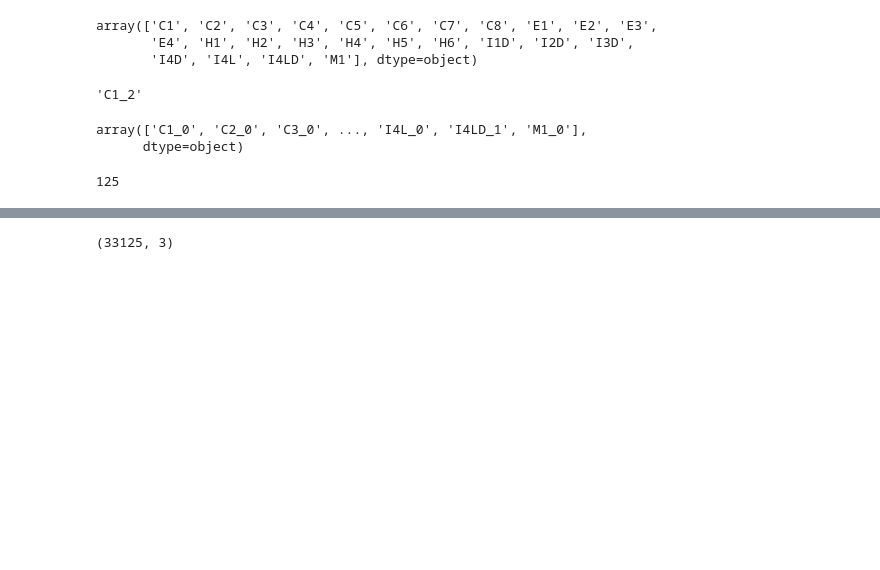
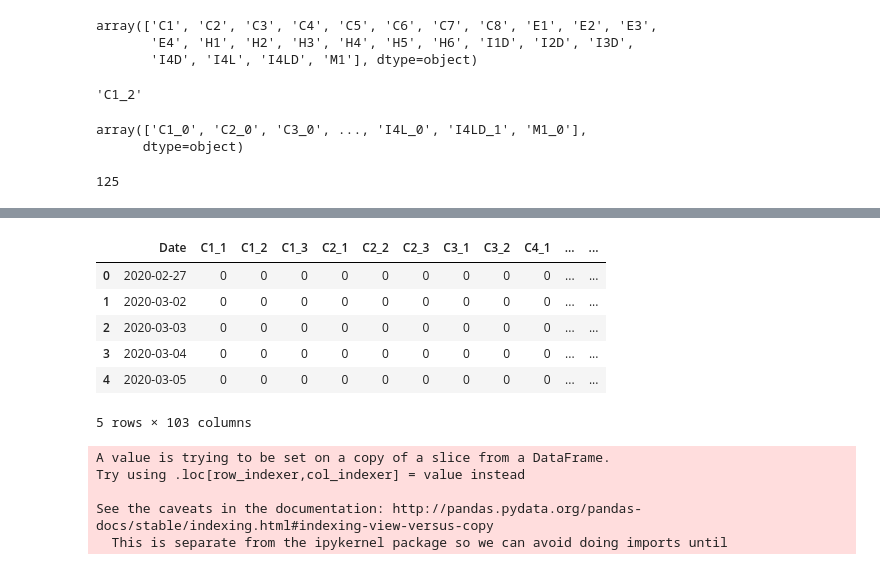
Before and after one commit to TristanBOOK/coronanet, a Jupyter notebook: Notebooks/paul_db_enriched.ipynb, the cells around one changed output, grey strips where cells are left out. Cells and saved outputs as stored; diff of their text form; code cells hidden in the pictures; blank space fills up the shorter version.

```diff
--- a/Notebooks/paul_db_enriched.ipynb
+++ b/Notebooks/paul_db_enriched.ipynb
@@ -230,4 +351,0 @@ baseline_df['Policy']=Policy
-# %%
-baseline_df.shape
-# %% [output]
-(33125, 3)
@@ -245,0 +352,26 @@ baseline_df.to_csv('/Users/paulcharpentier/Desktop/Coronanet_files/new_baseline_
+# %%
+date=[]
+for dte in list(final_df['Date']):
+    date.append(dte.strftime("%Y-%m-%d"))
+final_df['Date']=date
+# %%
+final_df.head()
+# %% [output]
+|  | Date | C1_1 | C1_2 | C1_3 | C2_1 | C2_2 | C2_3 | C3_1 | C3_2 | C4_1 | ... | ... |
+| 0 | 2020-02-27 | 0 | 0 | 0 | 0 | 0 | 0 | 0 | 0 | 0 | ... | ... |
+| 1 | 2020-03-02 | 0 | 0 | 0 | 0 | 0 | 0 | 0 | 0 | 0 | ... | ... |
+| 2 | 2020-03-03 | 0 | 0 | 0 | 0 | 0 | 0 | 0 | 0 | 0 | ... | ... |
+| 3 | 2020-03-04 | 0 | 0 | 0 | 0 | 0 | 0 | 0 | 0 | 0 | ... | ... |
+| 4 | 2020-03-05 | 0 | 0 | 0 | 0 | 0 | 0 | 0 | 0 | 0 | ... | ... |
+5 rows × 103 columns
+# %%
+death_df=data_lma[['Date','ID','J-14','J0','J14']]
+death_df.set_index('Date',inplace=True)
+death_df['Delta14']=((death_df['J14']/death_df['J0'])**(1/13))/((death_df['J0']/death_df['J-14'])**(1/13))
+death_df=death_df.reset_index()
+# %% [output]
+A value is trying to be set on a copy of a slice from a DataFrame.
+Try using .loc[row_indexer,col_indexer] = value instead
+
+See the caveats in the documentation: http://pandas.pydata.org/pandas-docs/stable/indexing.html#indexing-view-versus-copy
+  This is separate from the ipykernel package so we can avoid doing imports until
```
Also changed, not shown: parts of 45 cells of this notebook.
